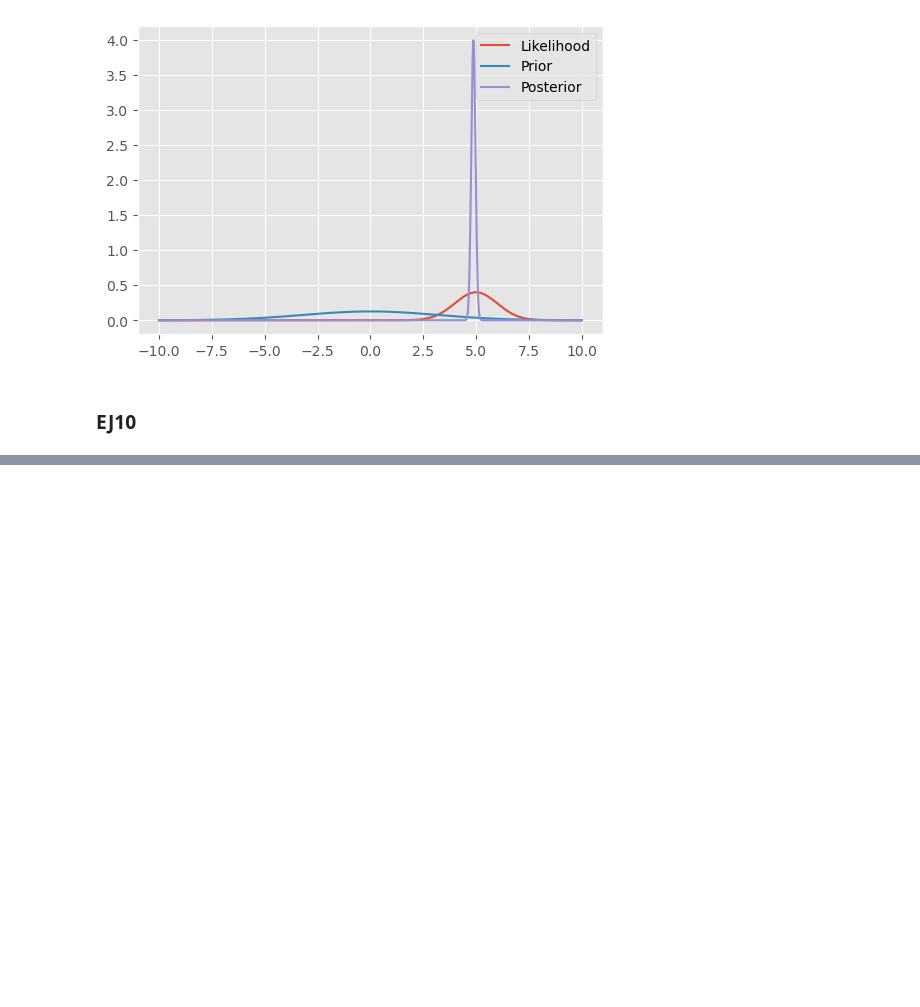
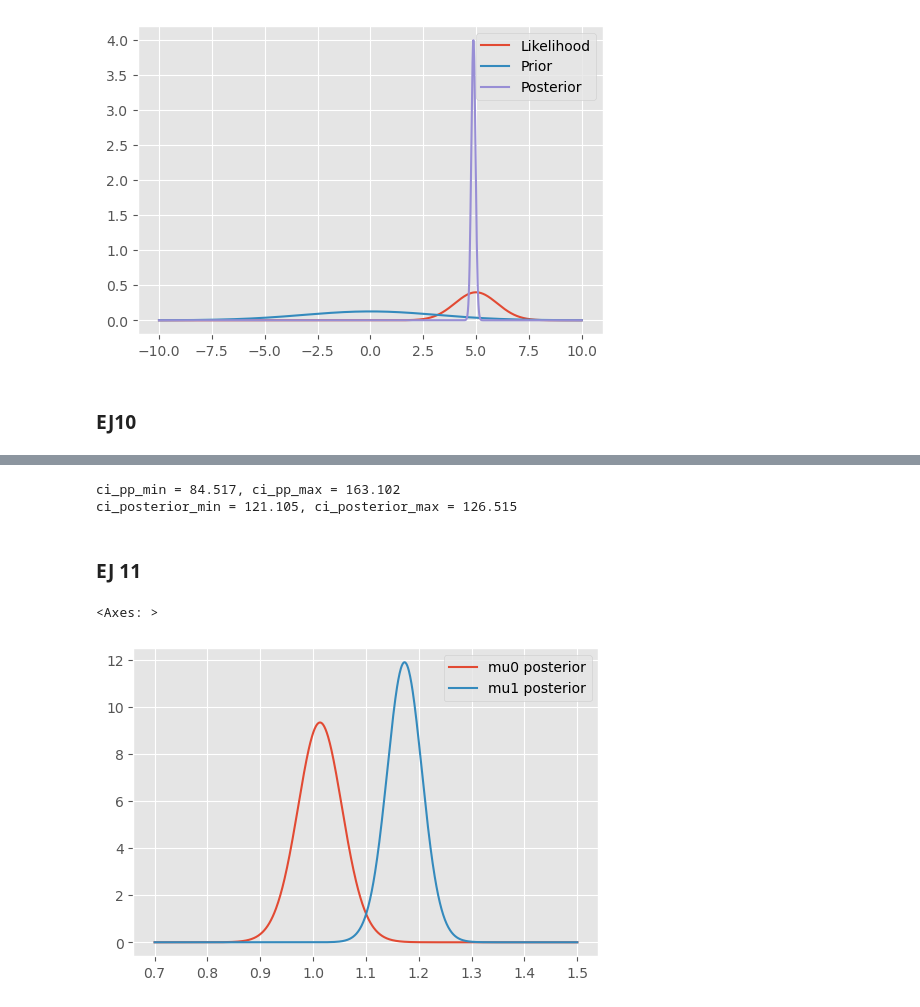
Before and after one commit to DamianPiuselli/estadistica-e-inferencia-I, a Jupyter notebook: guia5-6.ipynb, the cells around one changed output, grey strips where cells are left out. Cells and saved outputs as stored; diff of their text form; code cells hidden in the pictures; blank space fills up the shorter version.

```diff
--- a/guia5-6.ipynb
+++ b/guia5-6.ipynb
@@ -279,0 +319,24 @@ def posterior_params(sample_size, sample_mean, sigma, mu_0, tau_0):
+# %%
+ci_pp_min, ci_pp_max = posterior_predictive.interval(0.95)
+ci_posterior_min, ci_posterior_max = st.norm(mu_1, tau_1**0.5).interval(0.95)
+
+print(f"{ci_pp_min = :.3f}, {ci_pp_max = :.3f}")
+print(f"{ci_posterior_min = :.3f}, {ci_posterior_max = :.3f}")
+# %% [output]
+ci_pp_min = 84.517, ci_pp_max = 163.102
+ci_posterior_min = 121.105, ci_posterior_max = 126.515
+# %% [markdown]
+### EJ 11
+# %%
+mean_0, n_0, s_0 = 1.013, 32, 0.24
+mean_1, n_1, s_1 = 1.173, 36, 0.20
+
+mu0_marginal_posterior = st.t(df=n_0 - 1, loc=mean_0, scale=s_0 / (n_0**0.5))
+mu1_marginal_posterior = st.t(df=n_1 - 1, loc=mean_1, scale=s_1 / (n_1**0.5))
+
+x = np.linspace(0.7, 1.5, 1000)
+sns.lineplot(x=x, y=mu0_marginal_posterior.pdf(x), label="mu0 posterior")
+sns.lineplot(x=x, y=mu1_marginal_posterior.pdf(x), label="mu1 posterior")
+# %% [output]
+<Axes: >
+[figure, added]
```
Also changed, not shown: parts of 6 cells of this notebook, 1 other file.
